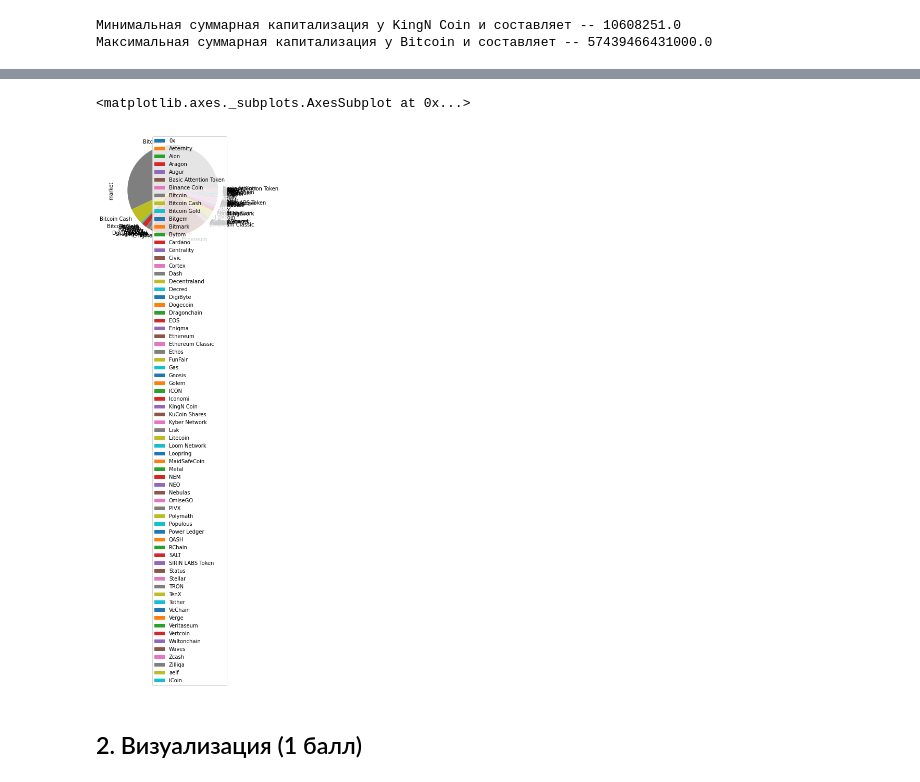
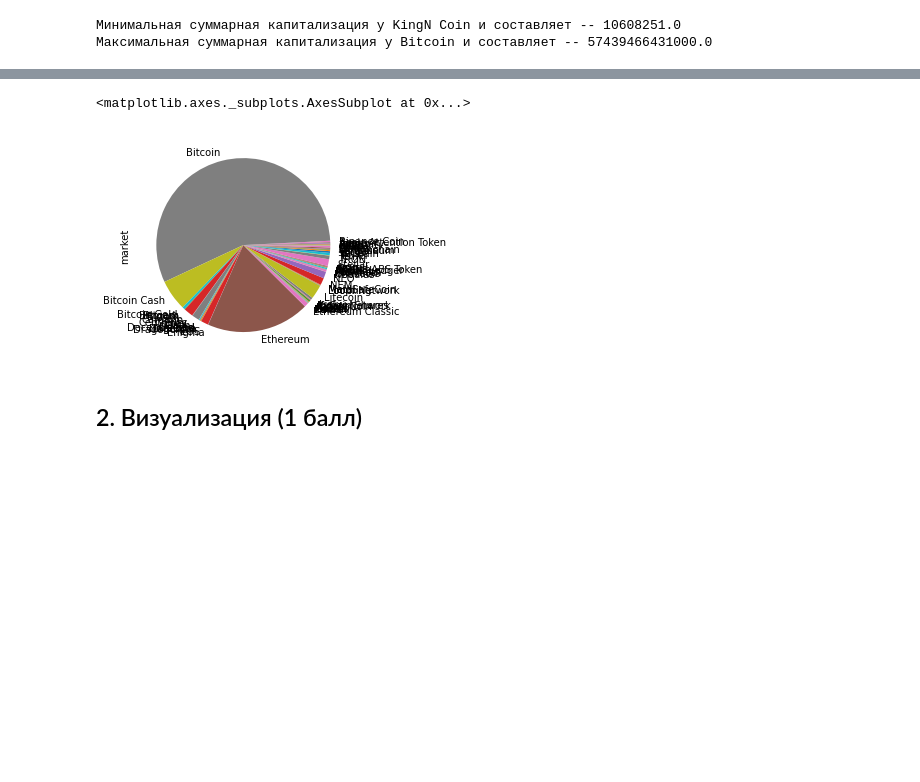
Before and after one commit to NikolayPolonchuk/test, a Jupyter notebook: Копия_блокнота_"lab_work_ipynb".ipynb, the cells around one changed output, grey strips where cells are left out. Drawn from its saved outputs; the diff is of its cells as text; code cells hidden in the pictures; blank space fills up the shorter version.

```diff
--- a/Копия_блокнота_"lab_work_ipynb".ipynb
+++ b/Копия_блокнота_"lab_work_ipynb".ipynb
@@ -146,9 +145,9 @@ plt.show()
 # %%
 df = pd.DataFrame({'coin': coins['name'], 'market' : coins['market']})
-df.groupby(['coin']).sum().plot(kind='pie', y='market')
+df.groupby(['coin']).sum().plot(kind='pie', y='market', legend=False)
 # %% [output]
 <matplotlib.axes._subplots.AxesSubplot at 0x...>
-[figure, old version]
+[figure, new version]
 # %% [markdown]
 ## 2. Визуализация (1 балл)
 # %% [markdown]
```
Also changed, not shown: parts of 1 cell of this notebook.
